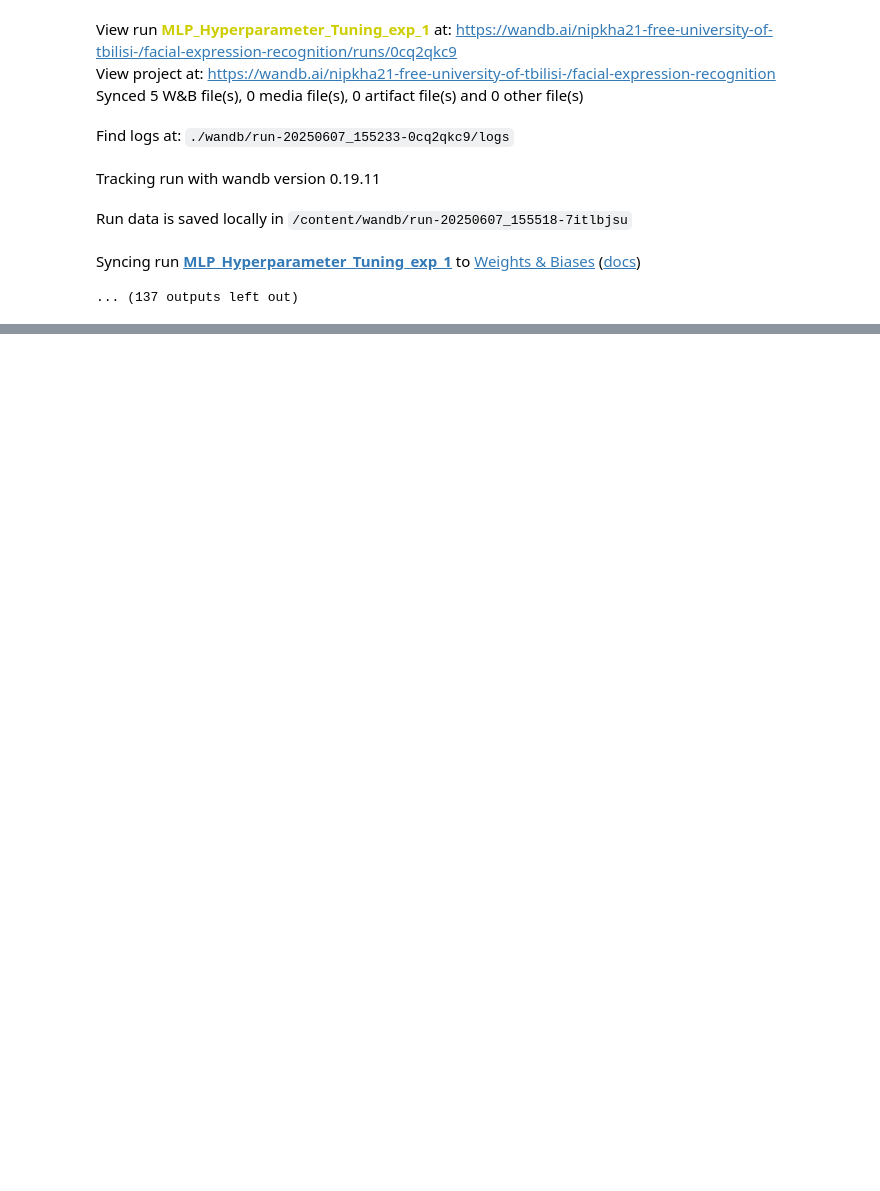
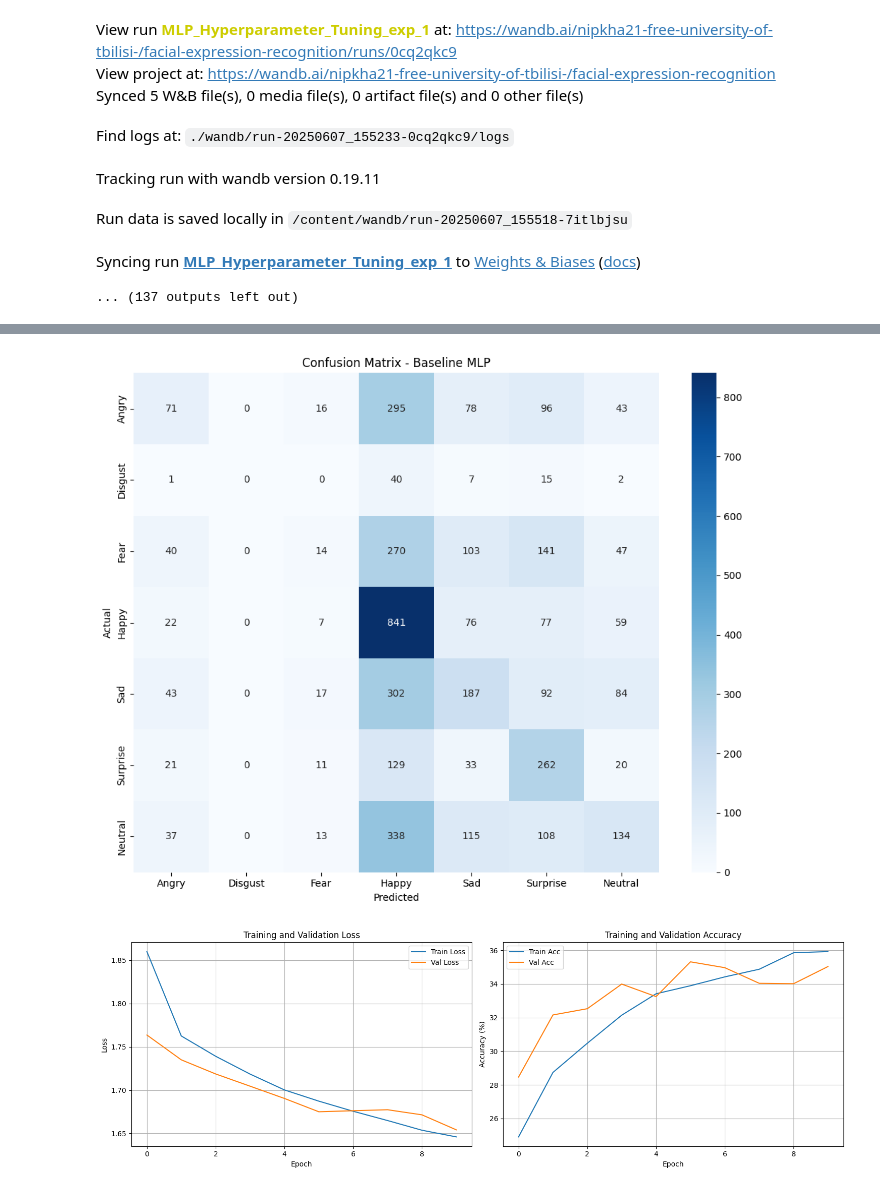
Before and after one commit to p-nika/machine_learning_facial_expressions, a Jupyter notebook: notebooks/baseline_mlp.ipynb, the cells around one changed output, grey strips where cells are left out. Cells and saved outputs as stored; diff of their text form; code cells hidden in the pictures; blank space fills up the shorter version.

```diff
--- a/notebooks/baseline_mlp.ipynb
+++ b/notebooks/baseline_mlp.ipynb
@@ -660,0 +771,36 @@ Syncing run MLP_Hyperparameter_Tuning_exp_1 to Weights & Biases (docs)
+# %%
+cm = confusion_matrix(all_targets, all_predictions)
+plt.figure(figsize=(10, 8))
+sns.heatmap(cm, annot=True, fmt='d', cmap='Blues',
+           xticklabels=class_names, yticklabels=class_names)
+plt.title('Confusion Matrix - Baseline MLP')
+plt.xlabel('Predicted')
+plt.ylabel('Actual')
+plt.tight_layout()
+plt.savefig('baseline_mlp_confusion_matrix.png', dpi=300, bbox_inches='tight')
+plt.show()
+
+fig, axes = plt.subplots(1, 2, figsize=(15, 5))
+
+axes[0].plot(final_history['train_loss'], label='Train Loss')
+axes[0].plot(final_history['val_loss'], label='Val Loss')
+axes[0].set_title('Training and Validation Loss')
+axes[0].set_xlabel('Epoch')
+axes[0].set_ylabel('Loss')
+axes[0].legend()
+axes[0].grid(True)
+
+axes[1].plot(final_history['train_acc'], label='Train Acc')
+axes[1].plot(final_history['val_acc'], label='Val Acc')
+axes[1].set_title('Training and Validation Accuracy')
+axes[1].set_xlabel('Epoch')
+axes[1].set_ylabel('Accuracy (%)')
+axes[1].legend()
+axes[1].grid(True)
+
+plt.tight_layout()
+plt.savefig('baseline_mlp_training_history.png', dpi=300, bbox_inches='tight')
+plt.show()
+# %% [output]
+[figure, added]
+[figure, added]
```
Also changed, not shown: parts of 4 cells of this notebook.
